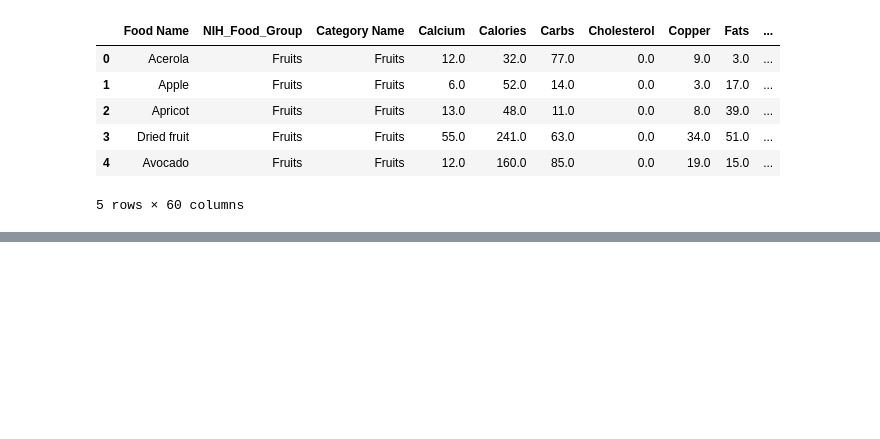
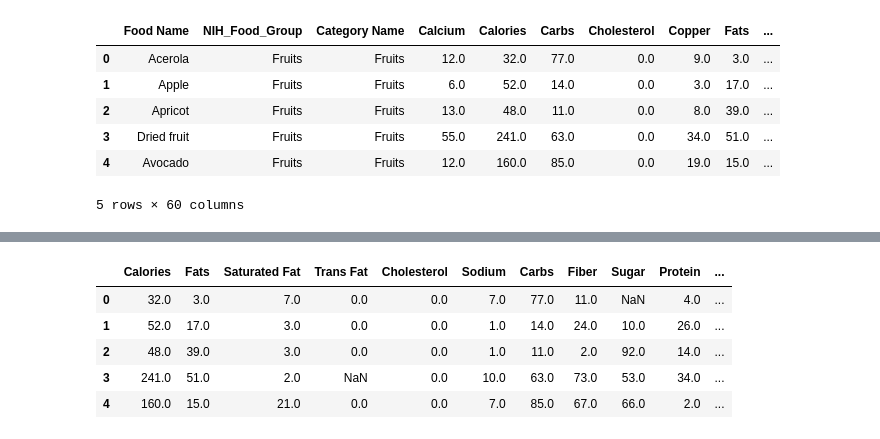
Before and after one commit to armanh04/food_group_classification, a Jupyter notebook: exploratory_data_analysis.ipynb, the cells around one changed output, grey strips where cells are left out. Drawn from its saved outputs; the diff is of its cells as text; code cells hidden in the pictures; blank space fills up the shorter version.

```diff
--- a/exploratory_data_analysis.ipynb
+++ b/exploratory_data_analysis.ipynb
@@ -185,0 +215,14 @@ nih_food_data.head()
+# %%
+nutrients = ['Calories', 'Fats', 'Saturated Fat', 'Trans Fat', 'Cholesterol',
+                        'Sodium', 'Carbs', 'Fiber', 'Sugar', 'Protein',
+                        'Calcium', 'Potassium', 'Iron'
+                        ]
+
+nih_food_data[nutrients].head()
+# %% [output]
+|  | Calories | Fats | Saturated Fat | Trans Fat | Cholesterol | Sodium | Carbs | Fiber | Sugar | Protein | ... |
+| 0 | 32.0 | 3.0 | 7.0 | 0.0 | 0.0 | 7.0 | 77.0 | 11.0 | NaN | 4.0 | ... |
+| 1 | 52.0 | 17.0 | 3.0 | 0.0 | 0.0 | 1.0 | 14.0 | 24.0 | 10.0 | 26.0 | ... |
+| 2 | 48.0 | 39.0 | 3.0 | 0.0 | 0.0 | 1.0 | 11.0 | 2.0 | 92.0 | 14.0 | ... |
+| 3 | 241.0 | 51.0 | 2.0 | NaN | 0.0 | 10.0 | 63.0 | 73.0 | 53.0 | 34.0 | ... |
+| 4 | 160.0 | 15.0 | 21.0 | 0.0 | 0.0 | 7.0 | 85.0 | 67.0 | 66.0 | 2.0 | ... |
```
Also changed, not shown: parts of 9 cells of this notebook.
